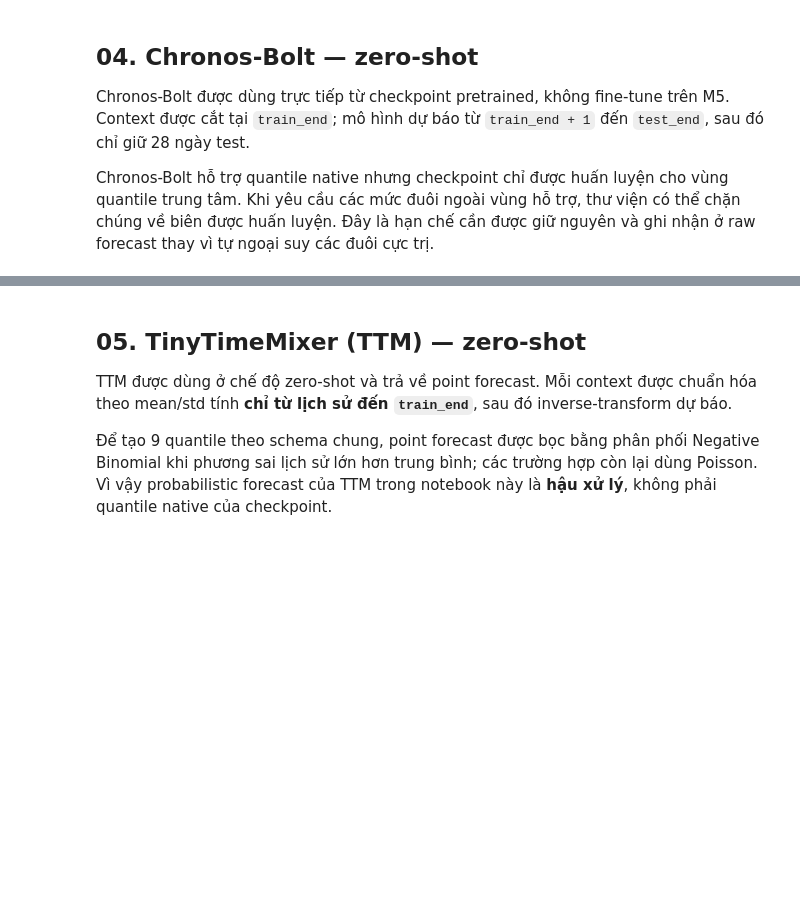
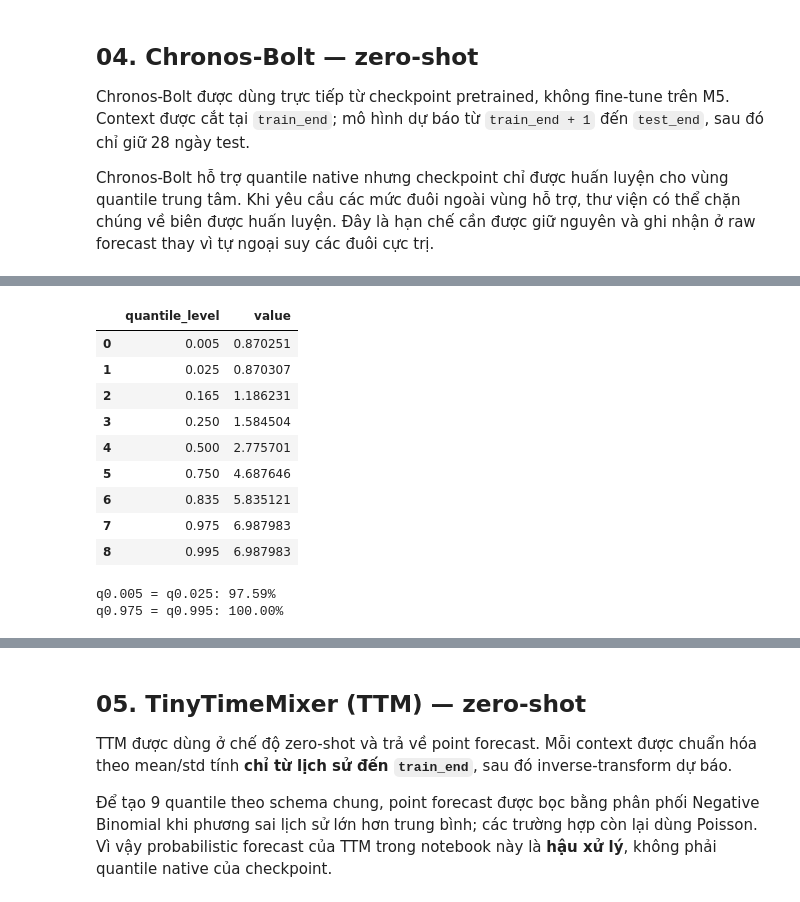
Before and after one commit to DuyKhanh162/m5-intermittent-forecasting, a Jupyter notebook: notebooks/P4.ipynb, the cells around one changed output, grey strips where cells are left out. Cells and saved outputs as stored; diff of their text form; code cells hidden in the pictures; blank space fills up the shorter version.

```diff
--- a/notebooks/P4.ipynb
+++ b/notebooks/P4.ipynb
@@ -245,0 +269,25 @@ W3: 875,448 rows | 32.4 s
+# %%
+chronos_q_summary = chronos_all.groupby("quantile_level", as_index=False)["value"].mean()
+display(chronos_q_summary)
+
+chronos_wide = chronos_all.pivot(
+    index=["series_id", "d_int"],
+    columns="quantile_level",
+    values="value"
+)
+
+print("q0.005 = q0.025:", f"{np.isclose(chronos_wide[0.005], chronos_wide[0.025]).mean():.2%}")
+print("q0.975 = q0.995:", f"{np.isclose(chronos_wide[0.975], chronos_wide[0.995]).mean():.2%}")
+# %% [output]
+|  | quantile_level | value |
+| 0 | 0.005 | 0.870251 |
+| 1 | 0.025 | 0.870307 |
+| 2 | 0.165 | 1.186231 |
+| 3 | 0.250 | 1.584504 |
+| 4 | 0.500 | 2.775701 |
+| 5 | 0.750 | 4.687646 |
+| 6 | 0.835 | 5.835121 |
+| 7 | 0.975 | 6.987983 |
+| 8 | 0.995 | 6.987983 |
+q0.005 = q0.025: 97.59%
+q0.975 = q0.995: 100.00%
```
Also changed, not shown: parts of 22 cells of this notebook, 1 other file.
